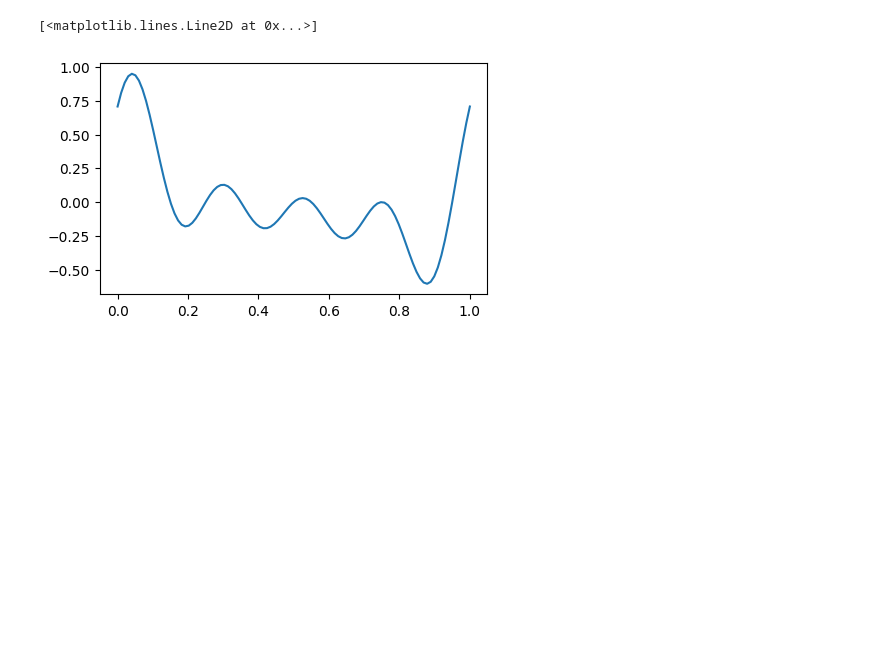
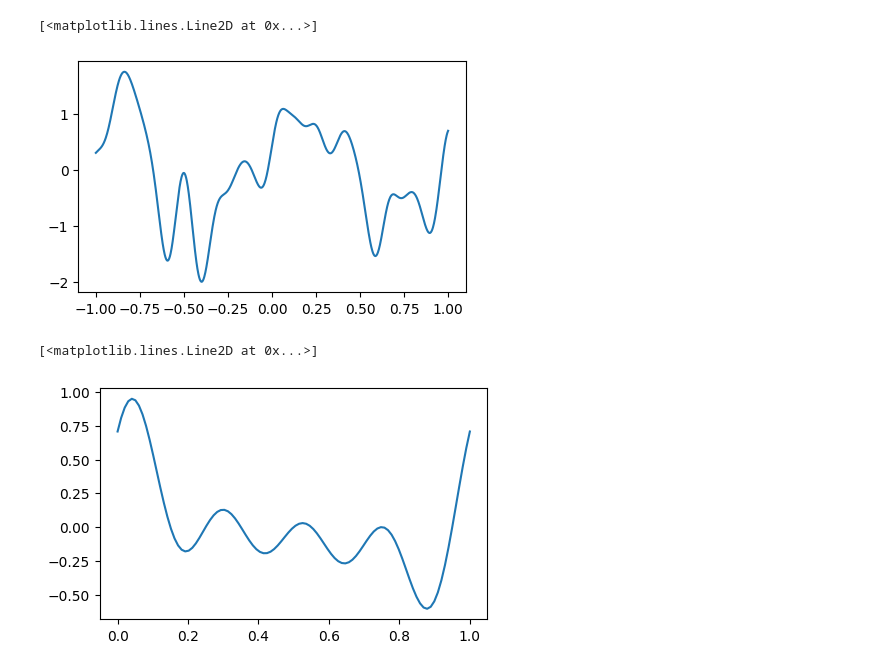
Before and after one commit to xx257xx/CONTEXT_FLUX_NO, a Jupyter notebook: notebooks/data_generation/burgers_1D.ipynb, the cells around one changed output. Drawn from its saved outputs; the diff is of its cells as text; code cells hidden in the pictures; blank space fills up the shorter version.

```diff
--- a/notebooks/data_generation/burgers_1D.ipynb
+++ b/notebooks/data_generation/burgers_1D.ipynb
@@ -66,3 +17,20 @@ INFO:2025-09-10 18:29:18,540:jax._src.xla_bridge:749: Unable to initialize backe
+# %%
+import matplotlib.pyplot as plt
+from context_flux_no.waveforms.grf import (
+    GaussianCov,
+    generate_circulant_embedding_method_1d,
+)
+
+
+x = jnp.linspace(-1, 1, 1024)
+u0 = generate_circulant_embedding_method_1d(
+    1024, x[1] - x[0], GaussianCov(0.1), key=jax.random.key(1)
+)
+fig, ax = plt.subplots(1, 1, figsize=(5, 3))
+ax.plot(x, u0)
+# %% [output]
+[<matplotlib.lines.Line2D at 0x...>]
+[figure, added]
 # %%
 u0 = TruncatedFourier1D.with_uniform_rand_coeffs(num_modes=4)
 x = jnp.linspace(0, 1, 100)
```
Also changed, not shown: parts of 7 cells of this notebook, 10 other files.
